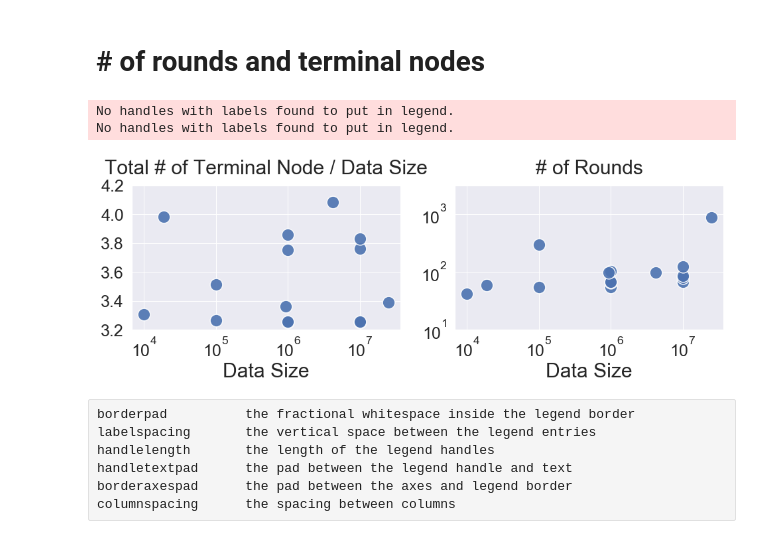
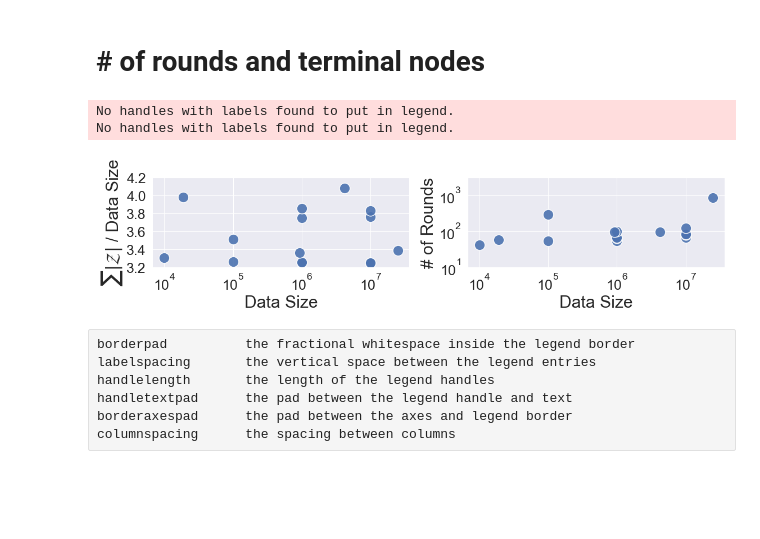
Before and after one commit to yushangdi/parChain, a Jupyter notebook: outputs/Plots2.ipynb, the cells around one changed output. Saved outputs shown, nothing was run; the diff lists cells and outputs as text; code cells hidden in the pictures; blank space fills up the shorter version.

Commit message:
plots

```diff
--- a/outputs/Plots2.ipynb
+++ b/outputs/Plots2.ipynb
@@ -200,5 +208,3 @@ exp2
 exp2[(exp2["Dataset"] == "10D-UCI4-100K") & (exp2["Implementation"] == "PC-matrix") & (exp2["Threads"] == 24.0)]["Runtime"]
 # %% [output]
 Series([], Name: Runtime, dtype: float64)
-# %%
-getRuntime(exp2, "10D-UCI4-100K", "PC-matrix-r", 1.0)
@@ -206,0 +211,2 @@ getRuntime(exp2, "10D-UCI4-100K", "PC-matrix-r", 1.0)
+# %%
+getRuntime(exp4, "2D-GaussianDisc-10K", "PC-mr", 96.0)
@@ -211,10 +219,11 @@ for dataset in ["10D-UCI4-100K","10D-UCI1-19K","2D-GaussianDisc-10K"]:
     for exp in [exp2, exp3, exp4, exp5]:
         i = i+1
         for thread in [1.0, 12.0, 24.0, 36.0, 48.0, 96.0]:
-            matrix_time = getRuntime(exp, dataset, "PC-matrix", thread)
-            matrix_r_time = getRuntime(exp, dataset, "PC-matrix-r", thread)
+            matrix_time = getRuntime(exp, dataset, "PC-mr", thread)
+            matrix_r_time = getRuntime(exp, dataset, "PC", thread)
             if(matrix_time == 1000000000000 or matrix_r_time == 1000000000000):
                 print(dataset, thread, i)
+                print(matrix_time, matrix_r_time)
             else:
                 speedups.append(matrix_time/matrix_r_time)
                 if(matrix_time/matrix_r_time <1):
@@ -888,7 +1135,7 @@ for i in range(len(datasets)):
         method_folder = method_folders[i]
         method = methods[i]
         try:
-            round_num, terminal_num = get_round_numbers("/Users/sy/Desktop/MIT/OPTICS/pbbs/linkage/outputs_%s/%s_%s_96th.txt" % (method_folder, method_folder, dataset))
+            round_num, terminal_num = get_round_numbers("/Users/sy/Desktop/MIT/HDBSCAN/pbbs/linkage/outputs_%s/%s_%s_96th.txt" % (method_folder, method_folder, dataset))
             round_nums.append(round_num)
             terminal_nums.append(terminal_num/size)
             datasizes.append(size)
@@ -906,8 +1153,10 @@ df = pd.DataFrame({'datasizes': datasizes, 'terminal_nums': terminal_nums})
 sns.scatterplot(x = "datasizes", y="terminal_nums", data = df,  s = markersize, ax = axs[0], alpha = 0.9)
 
 axs[0].set_xlabel("Data Size", fontsize = fontsize)
-axs[0].set_ylabel("")
-axs[0].set_title("Total # of Terminal Node / Data Size", fontsize = fontsize, y=1.05)
+# axs[0].set_ylabel("")
+# axs[0].set_ylabel("Total # of Terminal Node / Data Size", fontsize = fontsize)
+axs[0].set_ylabel("$\sum |\mathcal{Z}|$ / Data Size", fontsize = fontsize)
+
 myax = axs[0]
 myax.set_ylim((3.2,4.2))
 yticks = np.arange(3.2,4.3, 0.2)
@@ -918,8 +1167,8 @@ df = pd.DataFrame({'datasizes': datasizes, 'round_nums': round_nums})
 sns.scatterplot(x = "datasizes", y="round_nums", data = df, s = markersize, ax = axs[1], alpha = 0.9)
 
 axs[1].set_xlabel("Data Size", fontsize = fontsize)
-axs[1].set_ylabel("")
-axs[1].set_title("# of Rounds", fontsize = fontsize, y=1.05)
+# axs[1].set_ylabel("")
+axs[1].set_ylabel("# of Rounds", fontsize = fontsize)
 
 myax = axs[1]
 ylims = myax.get_ylim()
@@ -930,36 +1179,36 @@ myax.set_ylim((np.power(10, ybottomlog), np.power(10, ytoplog)))
 yticks = np.arange(ybottomlog, ytoplog+(ytoplog-ybottomlog)/5, (ytoplog-ybottomlog)/5)
 myax.set_yticks(np.power(10, yticks))
 #         myax.set_yticklabels(["{0:0.2f}".format(i) for i in np.power(10, yticks)])
 myax.set_yticklabels(["$10^{%s}$" % ("{0:+0.1f}".format(i)) for i in yticks])
 # myax.set_yticks(yticks )
 # myax.set_yticklabels(yticks )
 # for lh in g.legend().legendHandles:
 # #     lh.set_alpha(1)
 #     lh._sizes = [100]
 axs[0].legend().set_visible(False)
 axs[1].legend().set_visible(False)
 axs[0].set_xscale('log')
 axs[1].set_xscale('log')
 axs[1].set_yscale('log')
 # #
 
 for ax in axs:
     for l in ax.yaxis.get_ticklabels():
         l.set_fontsize(25)
     for l in ax.xaxis.get_ticklabels():
         l.set_fontsize(25)
 
 axs[0].grid(b=True, which='major', linestyle='-')
 axs[1].grid(b=True, which='major', linestyle='-')
 
 
 # axs[1].legend(bbox_to_anchor=([1, 1]), frameon = False, columnspacing = 0.0, fontsize = 28, markerscale=2, borderaxespad=0.01, handletextpad=0.01, borderpad=0.4, labelspacing=0.1)
-# fig.tight_layout()
-plt.savefig("/Users/sy/Desktop/MIT/HAC/hac_paper/figures/stats.pdf", bbox_inches = 'tight', pad_inches = 0.1)
+fig.tight_layout()
+plt.savefig("/Users/sy/Desktop/MIT/HAC/hac_paper/revision/figures/stats.pdf", bbox_inches = 'tight', pad_inches = 0.1)
 # %% [output]
 No handles with labels found to put in legend.
 No handles with labels found to put in legend.
-[figure, old version]
+[figure, new version]
 # %% [raw]
 borderpad          the fractional whitespace inside the legend border
 labelspacing       the vertical space between the legend entries
```
Also changed, not shown: parts of 26 cells of this notebook, 2 other files.
